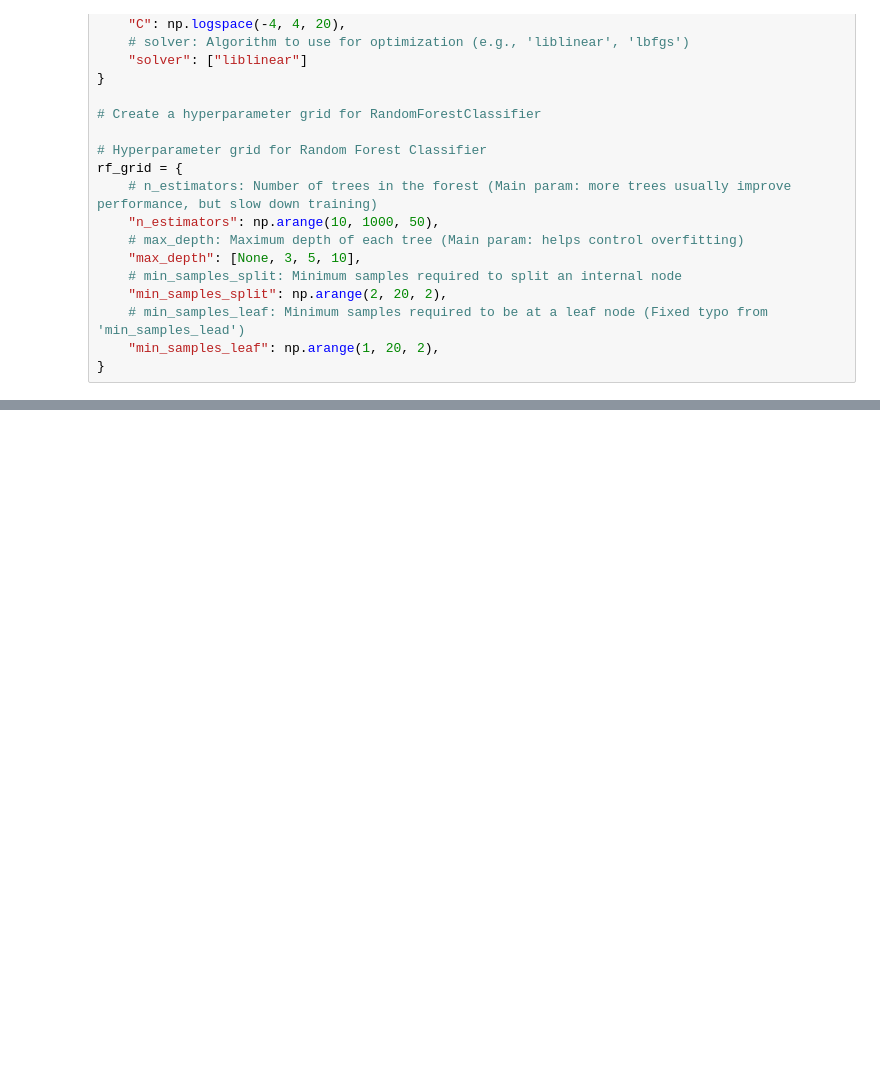
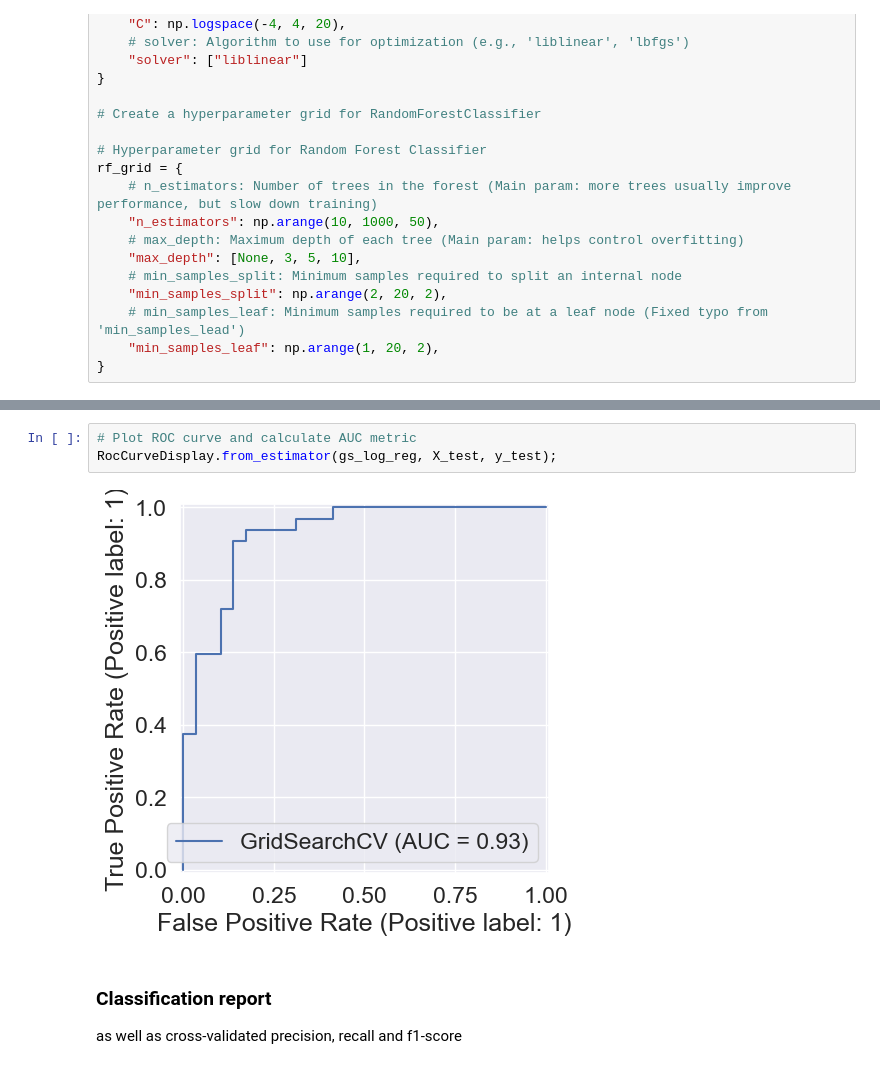
Before and after one commit to Andrew2354/udemy_ai_ml_bootcamp, a Jupyter notebook: end-to-end-heart-disease-classification.ipynb, the cells around one changed output, grey strips where cells are left out. Cells and saved outputs as stored; diff of their text form; blank space fills up the shorter version.

```diff
--- a/end-to-end-heart-disease-classification.ipynb
+++ b/end-to-end-heart-disease-classification.ipynb
@@ -486,0 +660,8 @@ rf_grid = {
+# %%
+# Plot ROC curve and calculate AUC metric
+RocCurveDisplay.from_estimator(gs_log_reg, X_test, y_test);
+# %% [output]
+[figure, added]
+# %% [markdown]
+### Classification report
+as well as cross-validated precision, recall and f1-score
```
Also changed, not shown: parts of 25 cells of this notebook.
